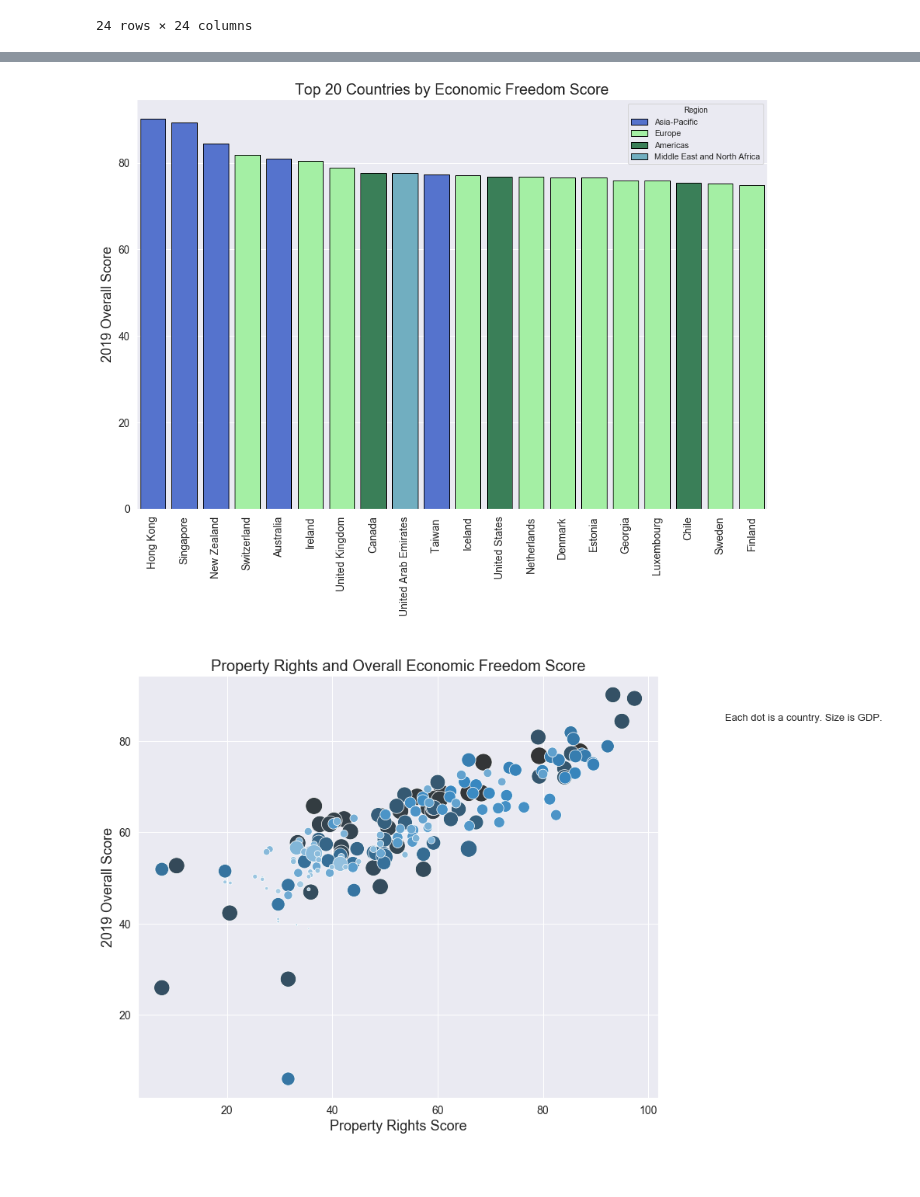
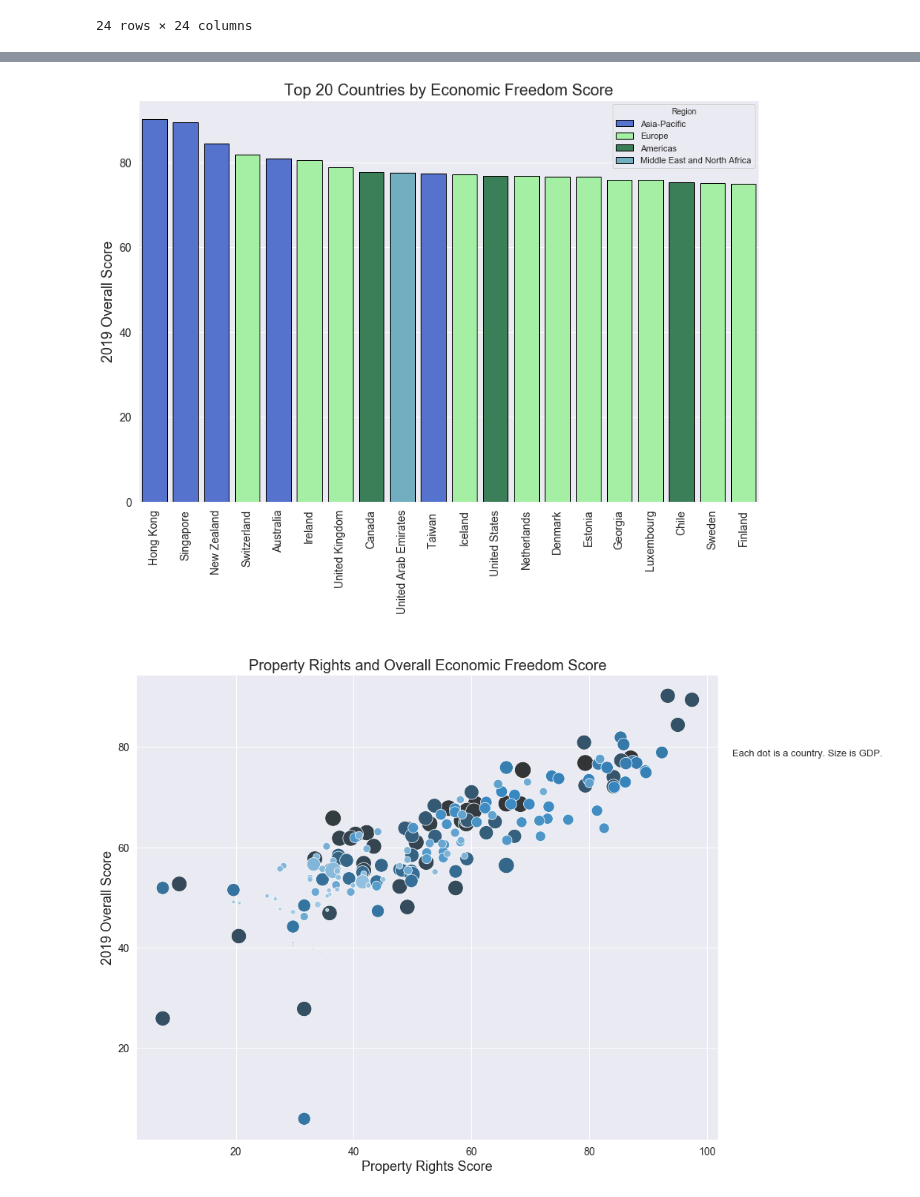
Before and after one commit to arentaylor/Economic-Freedom-Dashboard, a Jupyter notebook: Economic_Freedom.ipynb, the cells around one changed output, grey strips where cells are left out. Drawn from its saved outputs; the diff is of its cells as text; code cells hidden in the pictures; blank space fills up the shorter version.

```diff
--- a/Economic_Freedom.ipynb
+++ b/Economic_Freedom.ipynb
@@ -116,37 +118,36 @@ plt.show(block=False)
 # %%
 #Plot a bar graph that shows the countries with the top 20 overall economic freedom score and show their region.
 sns.set(style="darkgrid")
-f, ax = plt.subplots(figsize=(15, 10))
-sns.set_context(rc = {'patch.linewidth': 1.0})
-sns.barplot(x="CountryName", y="2019Score", data=ef2019top20, ci=None, palette=colors, edgecolor="black", hue="Region", dodge=False)
-plt.title("Top 20 Countries by Economic Freedom Score", fontsize=20)
+f, ax = plt.subplots(figsize=(12, 10))
+sns.barplot(x="CountryName", y="2019Score", data=ef2019top20, hue="Region", ci=None, palette=colors, edgecolor="black", dodge=False)
+ax.set_xlabel(" ", fontdict=None, labelpad=None, fontsize=18)
 ax.set_ylabel("2019 Overall Score", fontdict=None, labelpad=None, fontsize=18)
-ax.set_xlabel(" ", fontdict=None, labelpad=None, fontsize=18)
 plt.xticks(fontsize=14, rotation=90)
 plt.yticks(fontsize=14, rotation=0)
+plt.title("Top 20 Countries by Economic Freedom Score", fontsize=20)
+plt.tight_layout()
 plt.savefig("./Images/Top20Countries.png")
-plt.show(block=False)
 # %% [output]
-[figure, old version]
+[figure, new version]
 # %%
 # Build bubble plot for overall economic freedom score and property rights score.
 sns.set()
 plt.figure(figsize=(12,10))
 ax = sns.scatterplot (x="PropertyRights", y="2019Score",
                      hue="CountryName", size="GDPBillionsPPP",
                      palette="Blues_d", edgecolors='black', sizes=(5,500),
                      legend=False,
                      data=ef2019)
 plt.title("Property Rights and Overall Economic Freedom Score", fontsize=20)
 ax.set_ylabel("2019 Overall Score", fontdict=None, labelpad=None, fontsize=18)
 ax.set_xlabel("Property Rights Score", fontdict=None, labelpad=None, fontsize=18)
 plt.xticks(fontsize=14, rotation=0)
 plt.yticks(fontsize=14, rotation=0)
+plt.figtext(1,.8, "Each dot is a country. Size is GDP.", fontsize=13)
+plt.tight_layout()
 plt.savefig("./Images/Score_Property.png")
-plt.figtext(1,.8, "Each dot is a country. Size is GDP.", fontsize=13)
-plt.show()
 # %% [output]
-[figure, old version]
+[figure, new version]
 # %%
 # Build bubble plot for overall economic freedom score and business freedom score.
 sns.set()
```
Also changed, not shown: parts of 4 cells of this notebook, 14 other files.
